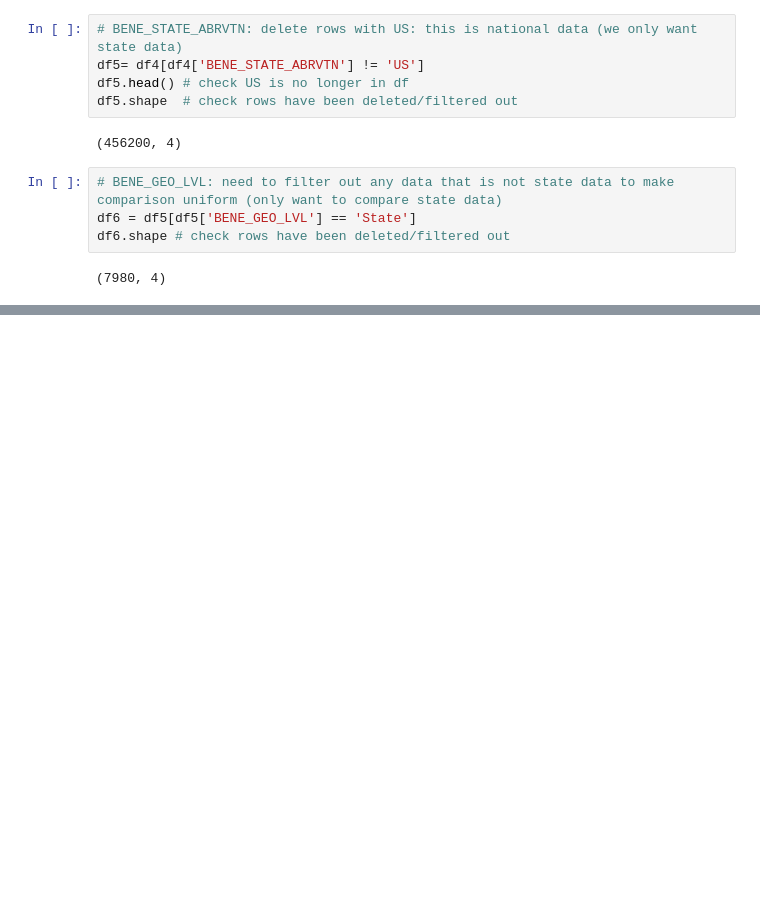
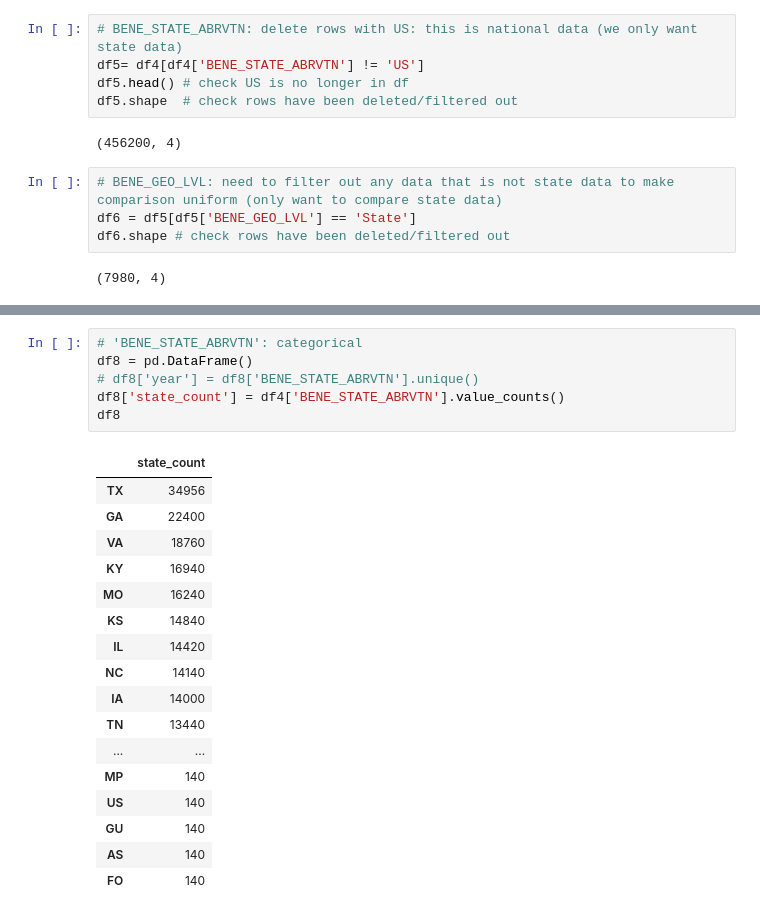
Before and after one commit to Catherine-Nguyen88/visualization, a Jupyter notebook: assignment/assignment.ipynb, the cells around one changed output, grey strips where cells are left out. Drawn from its saved outputs; the diff is of its cells as text; blank space fills up the shorter version.

```diff
--- a/assignment/assignment.ipynb
+++ b/assignment/assignment.ipynb
@@ -348,0 +388,24 @@ df6.shape # check rows have been deleted/filtered out
+# %%
+# 'BENE_STATE_ABRVTN': categorical
+df8 = pd.DataFrame()
+# df8['year'] = df8['BENE_STATE_ABRVTN'].unique()
+df8['state_count'] = df4['BENE_STATE_ABRVTN'].value_counts()
+df8
+# %% [output]
+|  | state_count |
+| TX | 34956 |
+| GA | 22400 |
+| VA | 18760 |
+| KY | 16940 |
+| MO | 16240 |
+| KS | 14840 |
+| IL | 14420 |
+| NC | 14140 |
+| IA | 14000 |
+| TN | 13440 |
+| ... | ... |
+| MP | 140 |
+| US | 140 |
+| GU | 140 |
+| AS | 140 |
+| FO | 140 |
```
Also changed, not shown: parts of 5 cells of this notebook.
